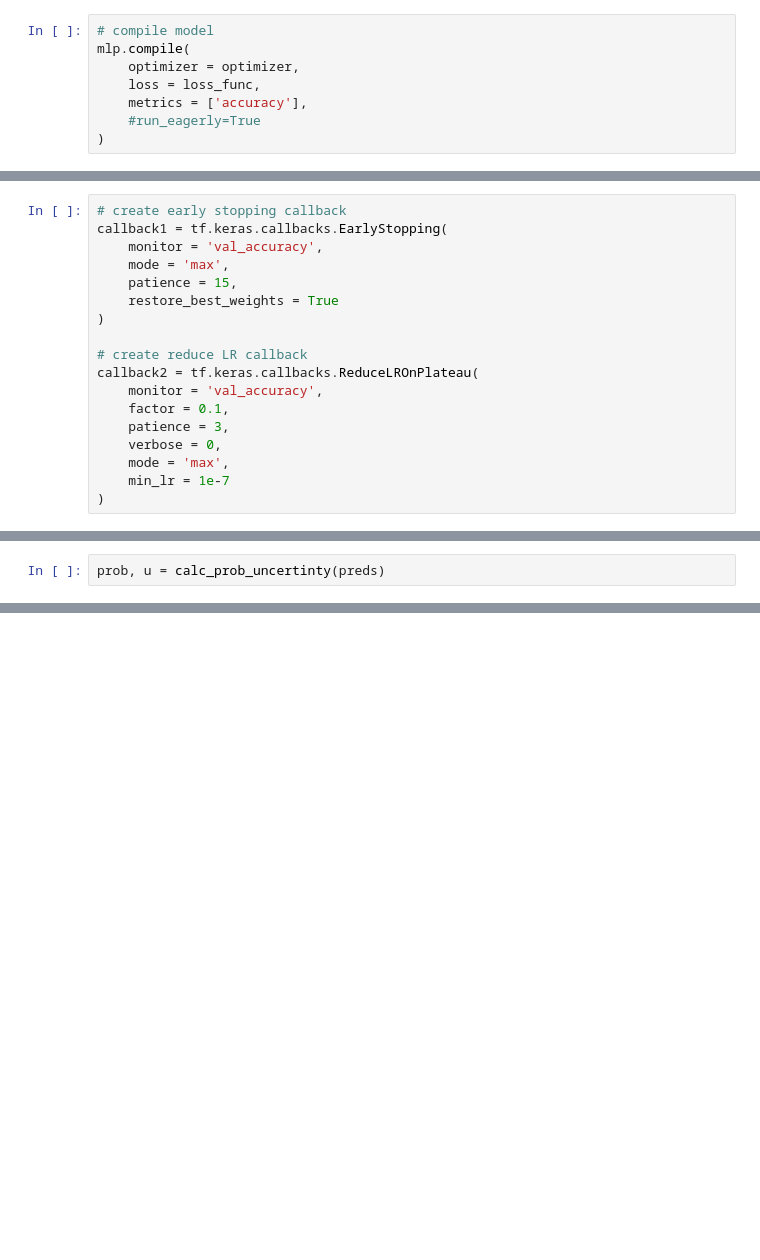
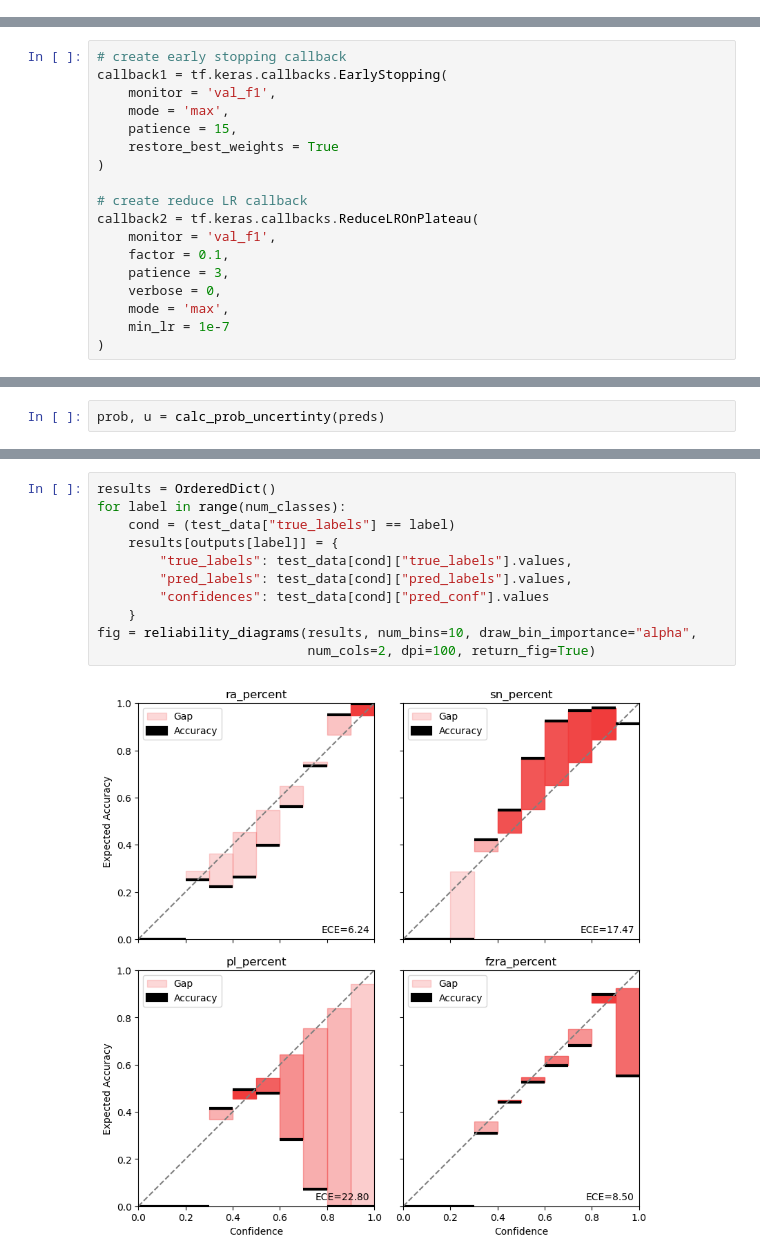
Before and after one commit to ai2es/evidential, a Jupyter notebook: notebooks/keras_categorical.ipynb, the cells around one changed output, grey strips where cells are left out. Drawn from its saved outputs; the diff is of its cells as text; blank space fills up the shorter version.

Commit message:
Updated keras evidential model for classification

```diff
--- a/notebooks/keras_categorical.ipynb
+++ b/notebooks/keras_categorical.ipynb
@@ -124,9 +275 @@ optimizer = tf.keras.optimizers.Adam(
 )
-# %%
-# compile model
-mlp.compile(
-    optimizer = optimizer,
-    loss = loss_func,
-    metrics = ['accuracy'],
-    #run_eagerly=True
-)
@@ -133,7 +300,7 @@ mlp.compile(
 # %%
 # create early stopping callback
 callback1 = tf.keras.callbacks.EarlyStopping(
-    monitor = 'val_accuracy',
+    monitor = 'val_f1',
     mode = 'max',
     patience = 15,
     restore_best_weights = True
@@ -141,7 +308,7 @@ callback1 = tf.keras.callbacks.EarlyStopping(
 
 # create reduce LR callback
 callback2 = tf.keras.callbacks.ReduceLROnPlateau(
-    monitor = 'val_accuracy',
+    monitor = 'val_f1',
     factor = 0.1,
     patience = 3,
     verbose = 0,
@@ -210,0 +441,13 @@ prob, u
+# %%
+results = OrderedDict()
+for label in range(num_classes):
+    cond = (test_data["true_labels"] == label)
+    results[outputs[label]] = {
+        "true_labels": test_data[cond]["true_labels"].values,
+        "pred_labels": test_data[cond]["pred_labels"].values,
+        "confidences": test_data[cond]["pred_conf"].values
+    }
+fig = reliability_diagrams(results, num_bins=10, draw_bin_importance="alpha",
+                           num_cols=2, dpi=100, return_fig=True)
+# %% [output]
+[figure, added]
```
Also changed, not shown: parts of 30 cells of this notebook, 4 other files.
